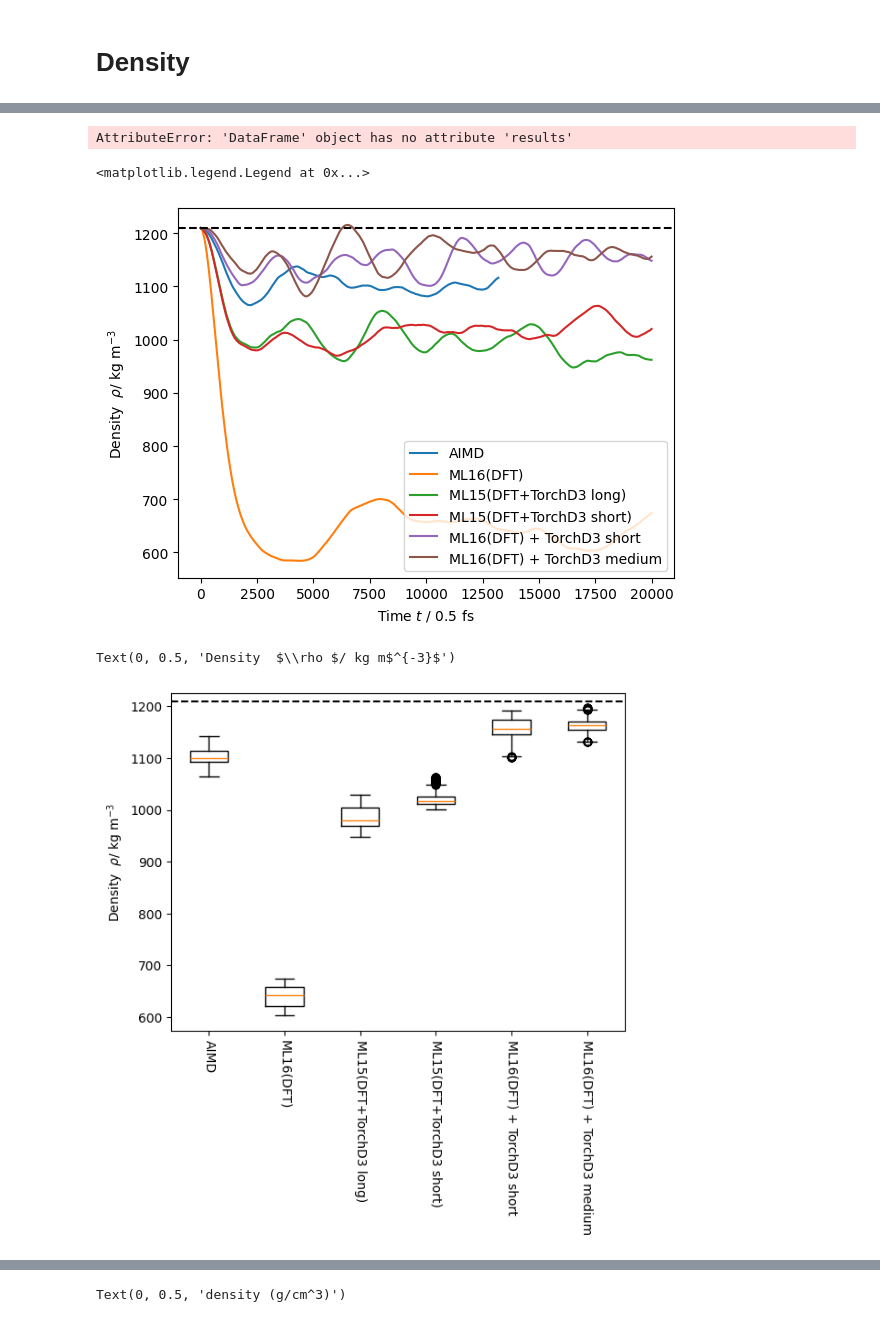
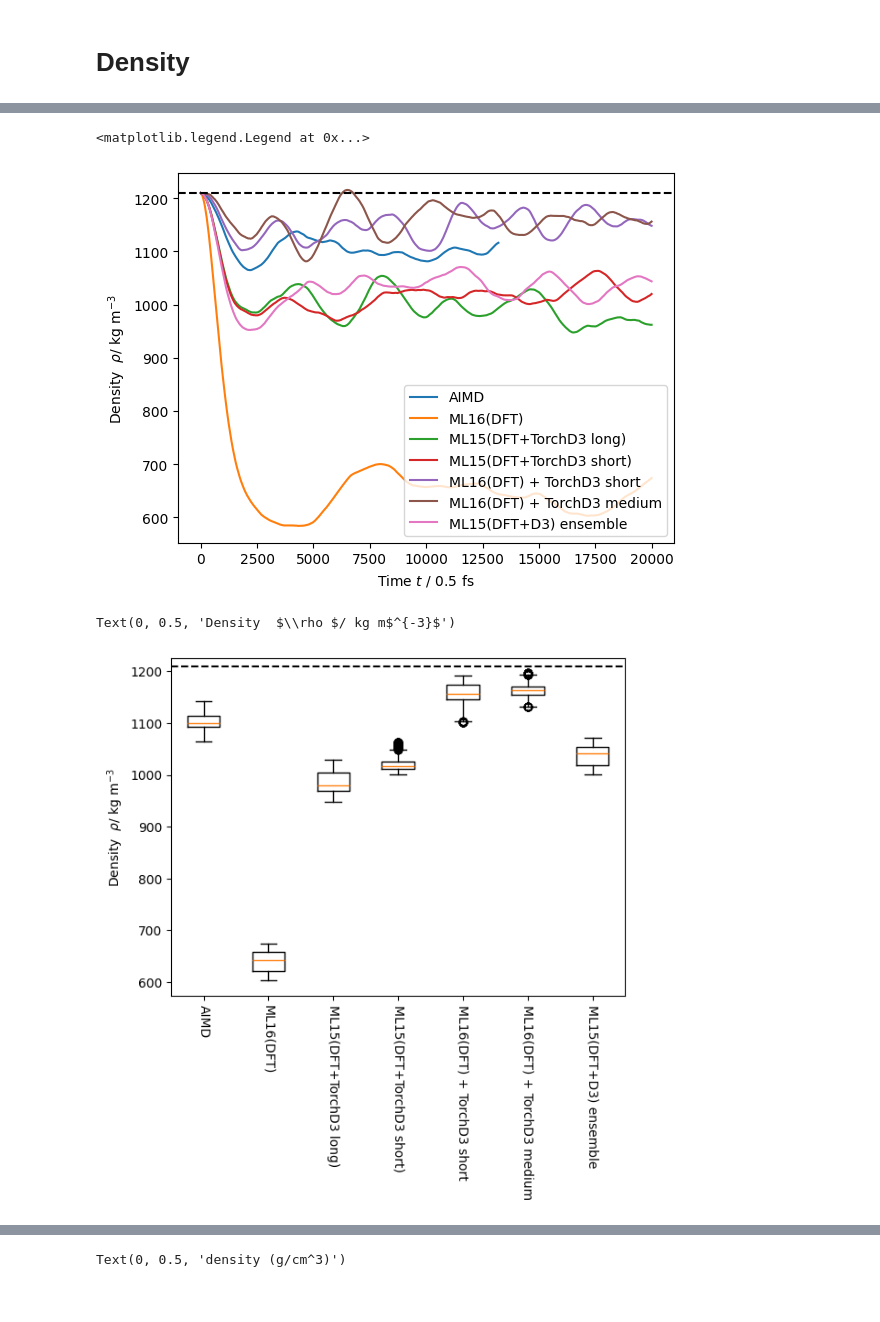
Before and after one commit to IPSProjects/BMIM-BF4, a Jupyter notebook: analysis.ipynb, the cells around one changed output, grey strips where cells are left out. Drawn from its saved outputs; the diff is of its cells as text; code cells hidden in the pictures.

Commit message:
ML15(DFT+D3) ensemble

```diff
--- a/analysis.ipynb
+++ b/analysis.ipynb
@@ -13,3 +13,5 @@ ml16_d3_medium = zntrack.from_rev("density_md_ml16_dftd3_medium_AnalyseDensity")
 
 ml15_d3_long = zntrack.from_rev("density_md_ml15_d3_long_AnalyseDensity")
 ml15_d3_short = zntrack.from_rev("density_md_ml15_d3_short_AnalyseDensity")
+
+ml15_ensemble = zntrack.from_rev("density_md_ml15_ensemble_AnalyseDensity")
@@ -31,8 +35,9 @@ ml16_dftd3_short.index *= 10
 
 ml16_d3_medium = ml16_d3_medium.results
 ml16_d3_medium.index *= 10
+
+ml15_ensemble = ml15_ensemble.results
+ml15_ensemble.index *= 10
-# %% [output]
-AttributeError: 'DataFrame' object has no attribute 'results'
 # %%
 fig, ax = plt.subplots()
 ax.plot(aimd, label="AIMD")
@@ -41,6 +46,7 @@ ax.plot(ml15_d3_long, label="ML15(DFT+TorchD3 long)")
 ax.plot(ml15_d3_short, label="ML15(DFT+TorchD3 short)")
 ax.plot(ml16_dftd3_short, label="ML16(DFT) + TorchD3 short")
 ax.plot(ml16_d3_medium, label="ML16(DFT) + TorchD3 medium")
+ax.plot(ml15_ensemble, label="ML15(DFT+D3) ensemble")
 
 # plot the mean value over the last 1000 steps
 # ax.axhline(np.mean(aimd.results[-1000:]), color=(0, 0, 0, 0.35), linestyle="-.")
@@ -70,36 +76,38 @@ ax.set_ylabel(r"Density  $\rho $/ kg m$^{-3}$")
 ax.legend(loc="lower right")
 # %% [output]
 <matplotlib.legend.Legend at 0x...>
-[figure, old version]
+[figure, new version]
 # %%
 # boxplot of the last 1000 steps of the density
 fig, ax = plt.subplots()
 ax.boxplot(
     [
         aimd[1000:]["density"],
         ml16_no_d3[1000:]["density"],
         ml15_d3_long[1000:]["density"],
         ml15_d3_short[1000:]["density"],
         ml16_dftd3_short[1000:]["density"],
         ml16_d3_medium[1000:]["density"],
+        ml15_ensemble[1000:]["density"],
     ],
     labels=[
         "AIMD",
         "ML16(DFT)",
         "ML15(DFT+TorchD3 long)",
         "ML15(DFT+TorchD3 short)",
         "ML16(DFT) + TorchD3 short",
         "ML16(DFT) + TorchD3 medium",
+        "ML15(DFT+D3) ensemble",
     ],
 )
 ax.axhline(1210, color="black", linestyle="--")
 # rotate the labels
 for tick in ax.get_xticklabels():
     tick.set_rotation(-90)
 
 ax.set_ylabel(r"Density  $\rho $/ kg m$^{-3}$")
 # %% [output]
 Text(0, 0.5, 'Density  $\\rho $/ kg m$^{-3}$')
-[figure, old version]
+[figure, new version]
 # %%
 atoms_list = zntrack.from_rev("ML13_ASEMD")
```
Also changed, not shown: parts of 2 cells of this notebook, 13 other files.
